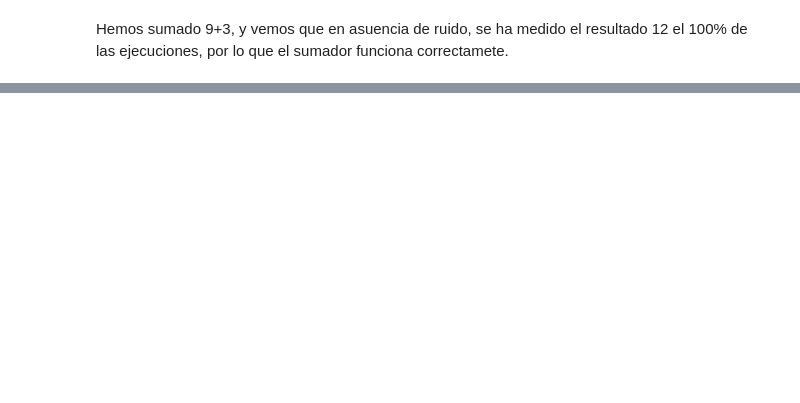
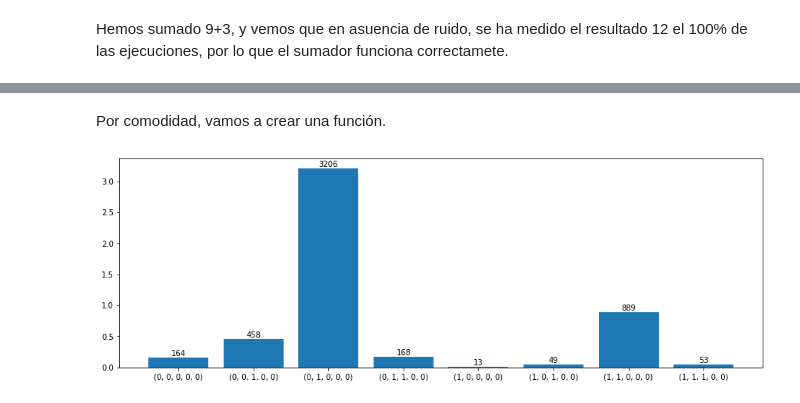
Before and after one commit to gulis1/APCC, a Jupyter notebook: Practica3/Ejercicio3.ipynb, the cells around one changed output, grey strips where cells are left out. Saved outputs shown, nothing was run; the diff lists cells and outputs as text; code cells hidden in the pictures; blank space fills up the shorter version.

```diff
--- a/Practica3/Ejercicio3.ipynb
+++ b/Practica3/Ejercicio3.ipynb
@@ -99,0 +162,36 @@ Hemos sumado 9+3, y vemos que en asuencia de ruido, se ha medido el resultado 12
+# %% [markdown]
+Por comodidad, vamos a crear una función.
+# %%
+def draper(N: int, A: int, B: int, n_rot: int):
+
+
+    qubits = cirq.LineQubit.range(2*N)
+    circuit = cirq.Circuit()
+
+    # Inicializamos los qubits opreando al valor que deseamos.
+    for i in range(N):
+
+        if ((A >> N - i - 1) & 0x1) == 1:
+            circuit.append(cirq.X(qubits[i]))
+
+        if (B >> N - i - 1 & 0x1) == 1:
+            circuit.append(cirq.X(qubits[N + i]))
+
+    qft_circ = AQFT(qubits[:N], n_rot=n_rot)
+    circuit.append(qft_circ)
+
+    circuit.append(adder(qubits))
+    circuit.append(cirq.inverse(qft_circ))
+
+    # Medimos unicamente los qubits 0:3, que son los que contienen A+B
+    for qubit in qubits[:N]:
+        circuit.append(cirq.measure(qubit))
+
+    return circuit
+# %%
+# Una rotación
+N = 5
+results = cirq.Simulator().run(draper(N, 0b0101, 0b0011, 1), repetitions=5000).multi_measurement_histogram(keys=qubits[:N])
+plot_histogram(results, width=15)
+# %% [output]
+[figure, added]
```
Also changed, not shown: parts of 15 cells of this notebook, 2 other files.
